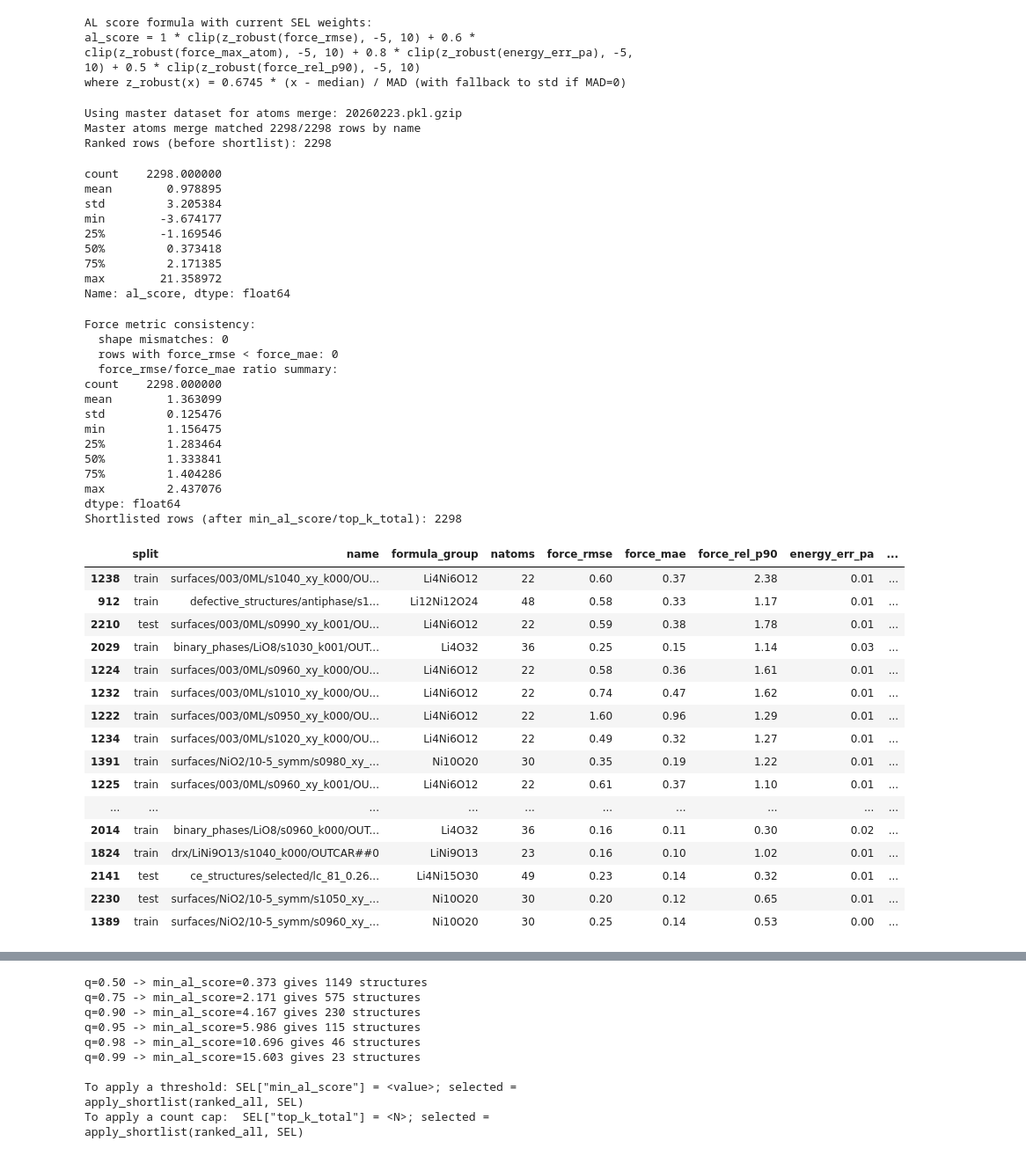
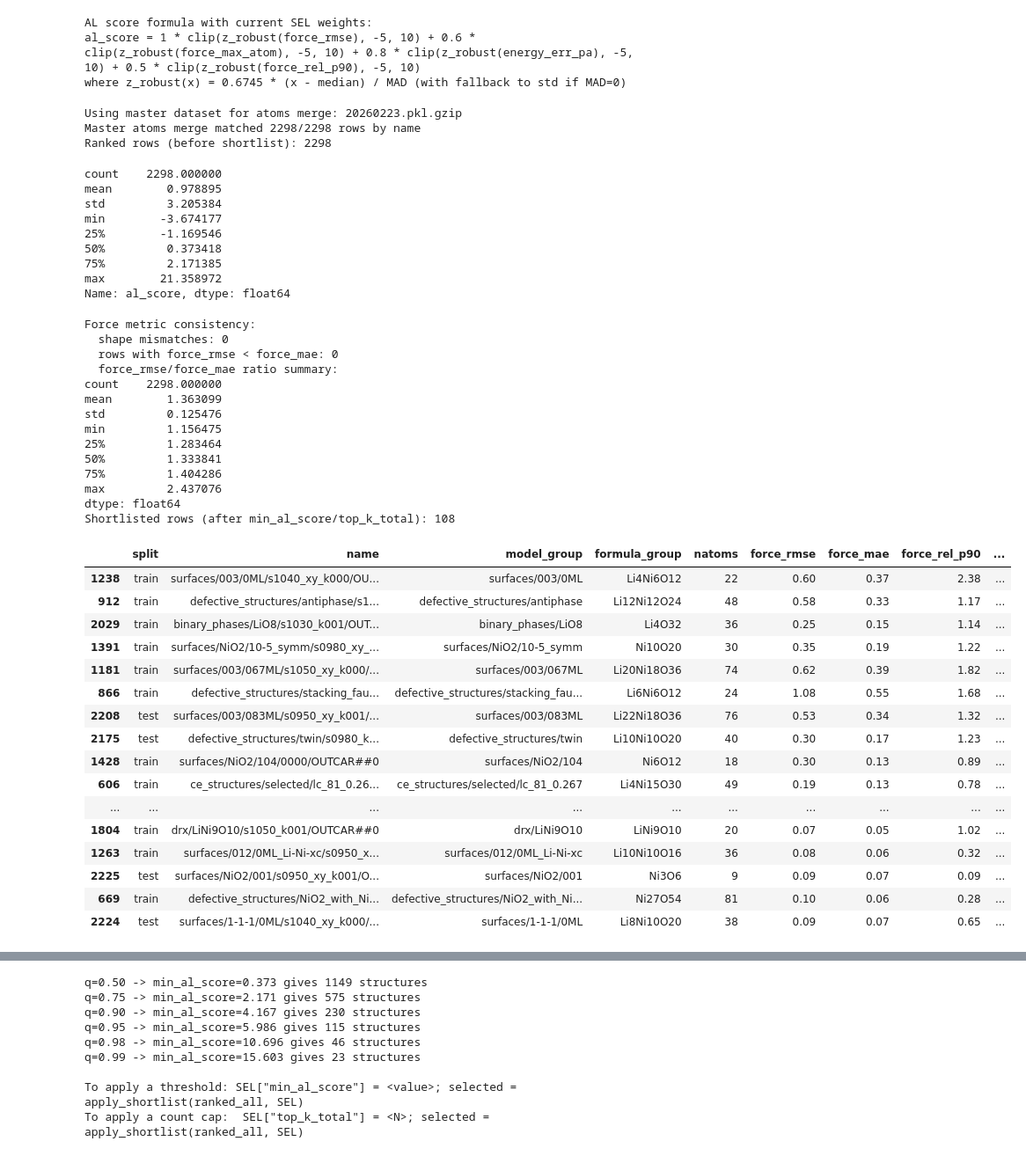
Before and after one commit to pyracetamol/mlipservice, a Jupyter notebook: active_learning/01_select_structures.ipynb, the cells around one changed output, grey strips where cells are left out. Shown at 88% size. Drawn from its saved outputs; the diff is of its cells as text; code cells hidden in the pictures.

```diff
--- a/active_learning/01_select_structures.ipynb
+++ b/active_learning/01_select_structures.ipynb
@@ -39,7 +40,7 @@ SEL = {
     'use_master_atoms': True,
 
     # where to save exported structures for AL generation
-    'export_dir': Path('selected_structures'),
+    'export_dir': Path.cwd() / 'selected_structures',
     'name_trim_prefixes': ['/nfshome/sicolo/work/MLIP/dft_db/'],
 
     # selection strategy
@@ -47,7 +48,8 @@ SEL = {
     'top_k_total': None,              # choose after inspecting al_score distribution
     'top_k_per_split': None,          # e.g. 20 to cap train/test separately
     'min_al_score': None,            # optional score threshold (applied after ranking)
-    'max_per_formula': None,            # None to disable; reduces duplicates by composition
+    'max_per_formula': None,            # legacy composition cap (usually keep None)
+    'max_per_model': 1,                # keep highest-score row per structural model prefix from name
 
     # metric weights (used if metric is available)
     'w_force_rms': 1.0,
@@ -262,6 +265,18 @@ def _get_name(row, default_idx):
     return f'sel_{default_idx:04d}'
 
 
+def _model_id_from_name(name):
+    # Example:
+    # ce_structures/selected/lc_92_0.200/s0970_k000/OUTCAR##0
+    # -> ce_structures/selected/lc_92_0.200
+    if name is None or (isinstance(name, float) and np.isnan(name)):
+        return 'UNKNOWN_MODEL'
+    parts = str(name).split('/')
+    if len(parts) >= 3:
+        return '/'.join(parts[:-2])
+    return str(name)
+
+
 def add_metrics(df, rel_floor=0.05, name_trim_prefixes=None):
     out = df.copy()
 
@@ -291,6 +306,7 @@ def add_metrics(df, rel_floor=0.05, name_trim_prefixes=None):
         m.update(_force_metrics(d, rel_floor=rel_floor))
         m.update(_energy_metrics(d))
         m['formula_group'] = str(d['formula']) if ('formula' in d and pd.notna(d['formula'])) else _get_formula(d)
+        m['model_group'] = _model_id_from_name(d.get('name'))
         rows.append(m)
 
     mdf = pd.DataFrame(rows, index=out.index)
@@ -346,6 +362,16 @@ def cap_per_formula(df, max_per_formula):
     return (df.sort_values('al_score', ascending=False)
               .groupby('formula_group', dropna=False, group_keys=False)
               .head(int(max_per_formula)))
+
+
+def cap_per_model(df, max_per_model):
+    if not max_per_model:
+        return df
+    if 'model_group' not in df.columns:
+        return df
+    return (df.sort_values('al_score', ascending=False)
+              .groupby('model_group', dropna=False, group_keys=False)
+              .head(int(max_per_model)))
 # %% [markdown]
 ## AL Score Formula
 
@@ -447,6 +473,7 @@ def apply_shortlist(ranked, sel=SEL):
         out = out[out['al_score'] >= float(min_score)]
     if sel.get('top_k_total'):
         out = out.head(int(sel['top_k_total']))
+    out = cap_per_model(out, sel.get('max_per_model'))
     return out
 
 
@@ -473,7 +500,7 @@ def force_metric_consistency_report(df):
         print(ratio.describe())
 
 
-def export_selected_structures(selected, sel=SEL):
+def export_selected_structures(selected, sel=SEL, export_dir=None):
     if selected.empty:
         print('No selected rows to export.')
         return []
@@ -486,7 +513,7 @@ def export_selected_structures(selected, sel=SEL):
     if atoms_col is None:
         raise KeyError('No structure column found. Expected one of: atoms, ase_atoms, structure')
 
-    out_dir = Path(sel['export_dir'])
+    out_dir = Path(export_dir) if export_dir is not None else Path(sel['export_dir'])
     out_dir.mkdir(parents=True, exist_ok=True)
 
     written = []
@@ -515,51 +542,51 @@ selected = apply_shortlist(ranked_all, SEL)
 print(f'Shortlisted rows (after min_al_score/top_k_total): {len(selected)}')
 
 cols = [c for c in [
-    'split', 'name', 'formula_group', 'natoms',
+    'split', 'name', 'model_group', 'formula_group', 'natoms',
     'force_rmse', 'force_mae', 'force_rel_p90', 'energy_err_pa', 'al_score'
 ] if c in selected.columns]
 selected[cols].head(40).round(2)
 # %% [output]
 Using master dataset for atoms merge: 20260223.pkl.gzip
 Master atoms merge matched 2298/2298 rows by name
 Ranked rows (before shortlist): 2298
 count    2298.000000
 mean        0.978895
 std         3.205384
 min        -3.674177
 25%        -1.169546
 50%         0.373418
 75%         2.171385
 max        21.358972
 Name: al_score, dtype: float64
 Force metric consistency:
   shape mismatches: 0
   rows with force_rmse < force_mae: 0
   force_rmse/force_mae ratio summary:
 count    2298.000000
 mean        1.363099
 std         0.125476
 min         1.156475
 25%         1.283464
 50%         1.333841
 75%         1.404286
 max         2.437076
 dtype: float64
-Shortlisted rows (after min_al_score/top_k_total): 2298
+Shortlisted rows (after min_al_score/top_k_total): 108
-|  | split | name | formula_group | natoms | force_rmse | force_mae | force_rel_p90 | energy_err_pa | ... |
-| 1238 | train | surfaces/003/0ML/s1040_xy_k000/OU... | Li4Ni6O12 | 22 | 0.60 | 0.37 | 2.38 | 0.01 | ... |
-| 912 | train | defective_structures/antiphase/s1... | Li12Ni12O24 | 48 | 0.58 | 0.33 | 1.17 | 0.01 | ... |
-| 2210 | test | surfaces/003/0ML/s0990_xy_k001/OU... | Li4Ni6O12 | 22 | 0.59 | 0.38 | 1.78 | 0.01 | ... |
-| 2029 | train | binary_phases/LiO8/s1030_k001/OUT... | Li4O32 | 36 | 0.25 | 0.15 | 1.14 | 0.03 | ... |
-| 1224 | train | surfaces/003/0ML/s0960_xy_k000/OU... | Li4Ni6O12 | 22 | 0.58 | 0.36 | 1.61 | 0.01 | ... |
-| 1232 | train | surfaces/003/0ML/s1010_xy_k000/OU... | Li4Ni6O12 | 22 | 0.74 | 0.47 | 1.62 | 0.01 | ... |
-| 1222 | train | surfaces/003/0ML/s0950_xy_k000/OU... | Li4Ni6O12 | 22 | 1.60 | 0.96 | 1.29 | 0.01 | ... |
-| 1234 | train | surfaces/003/0ML/s1020_xy_k000/OU... | Li4Ni6O12 | 22 | 0.49 | 0.32 | 1.27 | 0.01 | ... |
-| 1391 | train | surfaces/NiO2/10-5_symm/s0980_xy_... | Ni10O20 | 30 | 0.35 | 0.19 | 1.22 | 0.01 | ... |
-| 1225 | train | surfaces/003/0ML/s0960_xy_k001/OU... | Li4Ni6O12 | 22 | 0.61 | 0.37 | 1.10 | 0.01 | ... |
+|  | split | name | model_group | formula_group | natoms | force_rmse | force_mae | force_rel_p90 | ... |
+| 1238 | train | surfaces/003/0ML/s1040_xy_k000/OU... | surfaces/003/0ML | Li4Ni6O12 | 22 | 0.60 | 0.37 | 2.38 | ... |
+| 912 | train | defective_structures/antiphase/s1... | defective_structures/antiphase | Li12Ni12O24 | 48 | 0.58 | 0.33 | 1.17 | ... |
+| 2029 | train | binary_phases/LiO8/s1030_k001/OUT... | binary_phases/LiO8 | Li4O32 | 36 | 0.25 | 0.15 | 1.14 | ... |
+| 1391 | train | surfaces/NiO2/10-5_symm/s0980_xy_... | surfaces/NiO2/10-5_symm | Ni10O20 | 30 | 0.35 | 0.19 | 1.22 | ... |
+| 1181 | train | surfaces/003/067ML/s1050_xy_k000/... | surfaces/003/067ML | Li20Ni18O36 | 74 | 0.62 | 0.39 | 1.82 | ... |
+| 866 | train | defective_structures/stacking_fau... | defective_structures/stacking_fau... | Li6Ni6O12 | 24 | 1.08 | 0.55 | 1.68 | ... |
+| 2208 | test | surfaces/003/083ML/s0950_xy_k001/... | surfaces/003/083ML | Li22Ni18O36 | 76 | 0.53 | 0.34 | 1.32 | ... |
+| 2175 | test | defective_structures/twin/s0980_k... | defective_structures/twin | Li10Ni10O20 | 40 | 0.30 | 0.17 | 1.23 | ... |
+| 1428 | train | surfaces/NiO2/104/0000/OUTCAR##0 | surfaces/NiO2/104 | Ni6O12 | 18 | 0.30 | 0.13 | 0.89 | ... |
+| 606 | train | ce_structures/selected/lc_81_0.26... | ce_structures/selected/lc_81_0.267 | Li4Ni15O30 | 49 | 0.19 | 0.13 | 0.78 | ... |
 | ... | ... | ... | ... | ... | ... | ... | ... | ... | ... |
-| 2014 | train | binary_phases/LiO8/s0960_k000/OUT... | Li4O32 | 36 | 0.16 | 0.11 | 0.30 | 0.02 | ... |
-| 1824 | train | drx/LiNi9O13/s1040_k000/OUTCAR##0 | LiNi9O13 | 23 | 0.16 | 0.10 | 1.02 | 0.01 | ... |
-| 2141 | test | ce_structures/selected/lc_81_0.26... | Li4Ni15O30 | 49 | 0.23 | 0.14 | 0.32 | 0.01 | ... |
-| 2230 | test | surfaces/NiO2/10-5_symm/s1050_xy_... | Ni10O20 | 30 | 0.20 | 0.12 | 0.65 | 0.01 | ... |
-| 1389 | train | surfaces/NiO2/10-5_symm/s0960_xy_... | Ni10O20 | 30 | 0.25 | 0.14 | 0.53 | 0.00 | ... |
+| 1804 | train | drx/LiNi9O10/s1050_k001/OUTCAR##0 | drx/LiNi9O10 | LiNi9O10 | 20 | 0.07 | 0.05 | 1.02 | ... |
+| 1263 | train | surfaces/012/0ML_Li-Ni-xc/s0950_x... | surfaces/012/0ML_Li-Ni-xc | Li10Ni10O16 | 36 | 0.08 | 0.06 | 0.32 | ... |
+| 2225 | test | surfaces/NiO2/001/s0950_xy_k001/O... | surfaces/NiO2/001 | Ni3O6 | 9 | 0.09 | 0.07 | 0.09 | ... |
+| 669 | train | defective_structures/NiO2_with_Ni... | defective_structures/NiO2_with_Ni... | Ni27O54 | 81 | 0.10 | 0.06 | 0.28 | ... |
+| 2224 | test | surfaces/1-1-1/0ML/s1040_xy_k000/... | surfaces/1-1-1/0ML | Li8Ni10O20 | 38 | 0.09 | 0.07 | 0.65 | ... |
```
Also changed, not shown: parts of 6 cells of this notebook.
